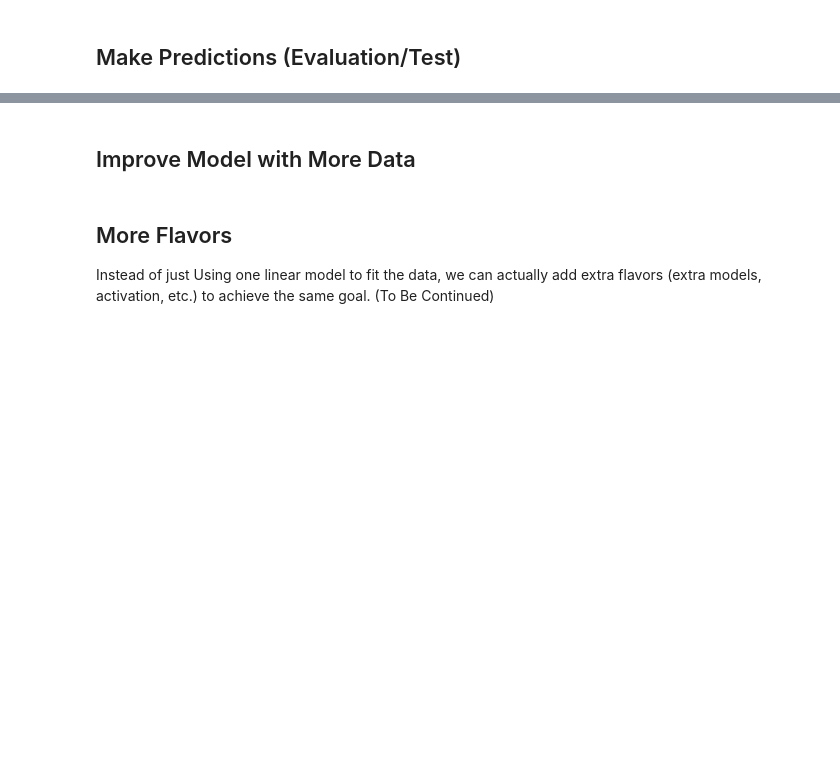
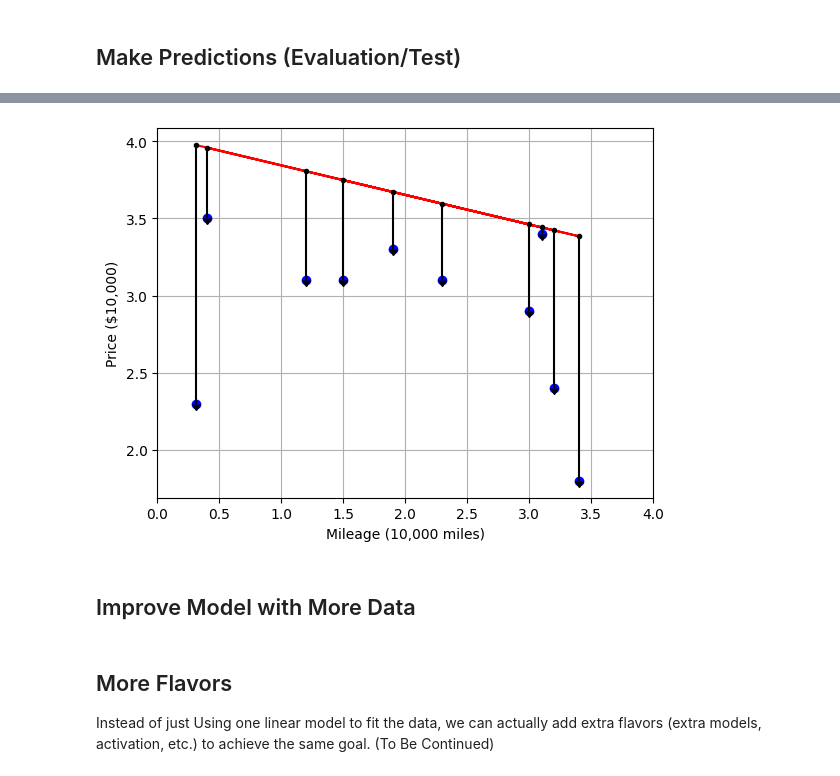
Before and after one commit to linzhangUCA/3321example-nn101, a Jupyter notebook: nn_101.ipynb, the cells around one changed output, grey strips where cells are left out. Cells and saved outputs as stored; diff of their text form; code cells hidden in the pictures; blank space fills up the shorter version.

Commit message:
update to test

```diff
--- a/nn_101.ipynb
+++ b/nn_101.ipynb
@@ -49,14 +49,14 @@ Text(0, 0.5, 'Price ($10,000)')
 Create a linear model: $y=wx+b$. Initialize two parameters, $w=-1$ for the slope, $b=1$ for the y-axis intersection. **Note:** the figure's scale is different from above, especially on the vertical axis.
 # %%
 # Create model
-def linear(input, weight, bias):
-    output = weight * input + bias
-    return output
+def linear(feature, weight, bias):
+    prediction = weight * feature + bias
+    return prediction
 # Visualize the model
 w = 1.0
 b = -1.0
-# X = np.array([0, 14]).reshape(-1, 1)  # create 2 coordinates on x-axis
-X = np.linspace(0, 14, 2).reshape(-1, 1)
+X = np.array([0, 14]).reshape(-1, 1)  # create 2 coordinates on x-axis
+# X = np.linspace(0, 14, 2).reshape(-1, 1)
 yhat = linear(X, w, b)  # compute y coordinates using initial linear model
 plt.plot(features, labels, 'bo', X, yhat, 'r')  # plot scattered datapoints as well as the model line
 plt.xlim(0., 14.)  # specify range of y axis
@@ -189,14 +193,15 @@ plt.grid()
 # %% [markdown]
 ## Make Predictions (Evaluation/Test)
 # %%
-mileage_test = np.array([0.31, 3.4, 1.9, 1.5 , 3.1, 3.2, 1.2, 0.4, 3.0, 2.3])
-price_test = np.array([2.3, 1.8, 3.3, 3.1, 3.4, 2.4, 3.1, 3.5, 2.9, 3.1])
-pred_test = forward(weights[-1], biases[-1], mileage_test)
-err_test = pred_test - price_test
-plt.plot(mileage_test, price_test, 'bo', X, model_400, 'r')  # plot scattered datapoints as well as the model line
-plt.errorbar(mileage_test, pred_test, yerr=abs(err_test), uplims=err_test>0, lolims=err_test<0, fmt='k.')
+features_test = np.array([0.31, 3.4, 1.9, 1.5 , 3.1, 3.2, 1.2, 0.4, 3.0, 2.3])
+labels_test = np.array([2.3, 1.8, 3.3, 3.1, 3.4, 2.4, 3.1, 3.5, 2.9, 3.1])
+preds_test = linear(features_test, weights[-1], biases[-1])
+err_test = preds_test - labels_test
+plt.plot(features_test, labels_test, 'bo', features_test, linear(features_test, weights[-1], biases[-1]), 'r')  # plot scattered datapoints as well as the model line
+plt.errorbar(features_test.squeeze(), preds_test.squeeze(), yerr=abs(err_test).squeeze(), uplims=err_test.squeeze()>0, lolims=err_test.squeeze()<0, fmt='k.')
 plt.xlim(0., 4.)  # specify range of y axis
 plt.xlabel('Mileage (10,000 miles)')
 plt.ylabel('Price ($10,000)')
 plt.grid()
-print(f"mse loss: {mse_fn(pred_test, price_test)}")
+print(f"mse loss: {mse_fn(preds_test, labels_test)}")
+# %% [output]
@@ -203,3 +209,4 @@ print(f"mse loss: {mse_fn(pred_test, price_test)}")
+[figure, added]
 # %% [markdown]
 ## Improve Model with More Data
 # %%
```
Also changed, not shown: parts of 6 cells of this notebook.
